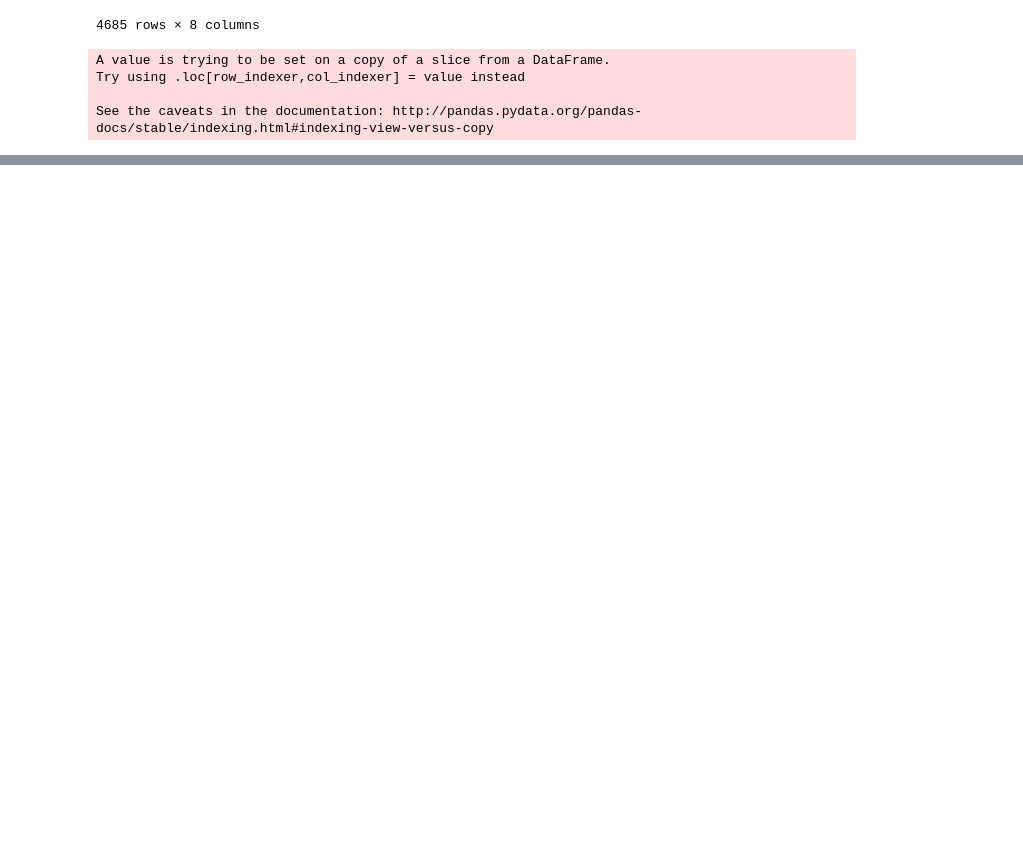
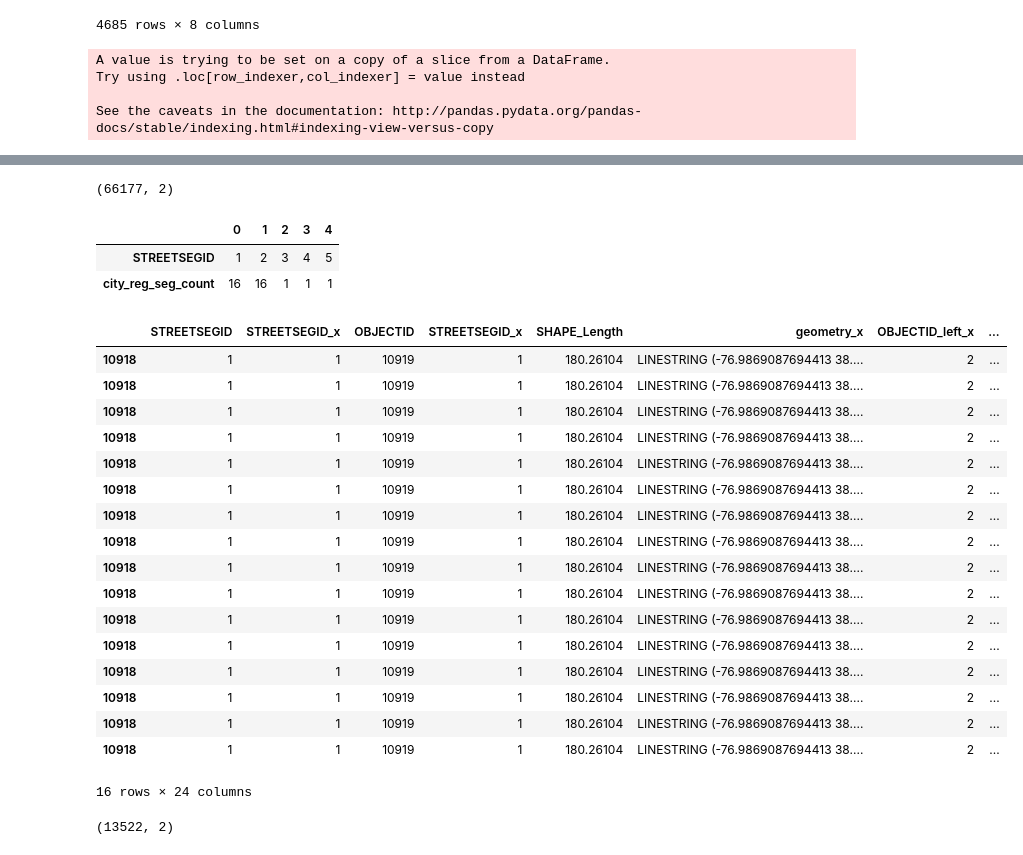
Before and after one commit to KiranJavkar/Cycling_Safety, a Jupyter notebook: python/Cycling_Safety_Visualization_using_mapbox-leaflet.ipynb, the cells around one changed output, grey strips where cells are left out. Saved outputs shown, nothing was run; the diff lists cells and outputs as text; code cells hidden in the pictures; blank space fills up the shorter version.

```diff
--- a/python/Cycling_Safety_Visualization_using_mapbox-leaflet.ipynb
+++ b/python/Cycling_Safety_Visualization_using_mapbox-leaflet.ipynb
@@ -319,0 +337,13 @@ See the caveats in the documentation: http://pandas.pydata.org/pandas-docs/stabl
+# %%
+city_req_pts = gp.read_file("../Cityworks_Service_Requests_filtered.geojson")
+# %%
+dc_seg_buffer_gp = dc_segments[['OBJECTID','STREETSEGID','geometry']].copy()
+dc_seg_buffer_gp.geometry = dc_seg_buffer_gp.buffer(0.0001)
+city_req_buffer_gp = city_req_pts[['OBJECTID','LONGITUDE','LATITUDE','geometry','INITIATEDDATE','ADDRESS']].copy()
+city_req_buffer_gp.geometry = city_req_buffer_gp.buffer(0.0001)
+joined = sjoin(city_req_buffer_gp, dc_seg_buffer_gp, how='left', op='intersects')
+#gb = joined.reset_index().groupby('OBJECTID_LEFT').count()
+
+#print(gb[gb.OBJECTID_right==0].shape[0], ' points spatially match no segment')
+#print(gb[gb.OBJECTID_right==1].shape[0], ' points spatially match 1 segment')
+#print(gb[gb.OBJECTID_right>1].shape[0], ' points spatially match multiple segments')
@@ -319,0 +390,3 @@ See the caveats in the documentation: http://pandas.pydata.org/pandas-docs/stabl
+# %%
+dc_segs_statistic = dc_segments[['OBJECTID','STREETSEGID','SHAPE_Length','geometry']]
+dc_segs_statistic = dc_segs_statistic.merge(joined, left_on = 'STREETSEGID', right_index=True, how='left')
@@ -319,0 +438,2 @@ See the caveats in the documentation: http://pandas.pydata.org/pandas-docs/stabl
+# %%
+dc_segs_statistic = dc_segs_statistic.merge(joined, left_on = 'STREETSEGID', right_index=True, how='left')
@@ -319,0 +487,4 @@ See the caveats in the documentation: http://pandas.pydata.org/pandas-docs/stabl
+# %%
+dc_city_req_stats.shape
+# %% [output]
+(66177, 2)
@@ -319,0 +494,31 @@ See the caveats in the documentation: http://pandas.pydata.org/pandas-docs/stabl
+# %%
+city_req_seg_counts.head().T
+# %% [output]
+|  | 0 | 1 | 2 | 3 | 4 |
+| STREETSEGID | 1 | 2 | 3 | 4 | 5 |
+| city_reg_seg_count | 16 | 16 | 1 | 1 | 1 |
+# %%
+dc_segs_statistic[dc_segs_statistic.STREETSEGID==1]
+# %% [output]
+|  | STREETSEGID | STREETSEGID_x | OBJECTID | STREETSEGID_x | SHAPE_Length | geometry_x | OBJECTID_left_x | ... |
+| 10918 | 1 | 1 | 10919 | 1 | 180.26104 | LINESTRING (-76.9869087694413 38.... | 2 | ... |
+| 10918 | 1 | 1 | 10919 | 1 | 180.26104 | LINESTRING (-76.9869087694413 38.... | 2 | ... |
+| 10918 | 1 | 1 | 10919 | 1 | 180.26104 | LINESTRING (-76.9869087694413 38.... | 2 | ... |
+| 10918 | 1 | 1 | 10919 | 1 | 180.26104 | LINESTRING (-76.9869087694413 38.... | 2 | ... |
+| 10918 | 1 | 1 | 10919 | 1 | 180.26104 | LINESTRING (-76.9869087694413 38.... | 2 | ... |
+| 10918 | 1 | 1 | 10919 | 1 | 180.26104 | LINESTRING (-76.9869087694413 38.... | 2 | ... |
+| 10918 | 1 | 1 | 10919 | 1 | 180.26104 | LINESTRING (-76.9869087694413 38.... | 2 | ... |
+| 10918 | 1 | 1 | 10919 | 1 | 180.26104 | LINESTRING (-76.9869087694413 38.... | 2 | ... |
+| 10918 | 1 | 1 | 10919 | 1 | 180.26104 | LINESTRING (-76.9869087694413 38.... | 2 | ... |
+| 10918 | 1 | 1 | 10919 | 1 | 180.26104 | LINESTRING (-76.9869087694413 38.... | 2 | ... |
+| 10918 | 1 | 1 | 10919 | 1 | 180.26104 | LINESTRING (-76.9869087694413 38.... | 2 | ... |
+| 10918 | 1 | 1 | 10919 | 1 | 180.26104 | LINESTRING (-76.9869087694413 38.... | 2 | ... |
+| 10918 | 1 | 1 | 10919 | 1 | 180.26104 | LINESTRING (-76.9869087694413 38.... | 2 | ... |
+| 10918 | 1 | 1 | 10919 | 1 | 180.26104 | LINESTRING (-76.9869087694413 38.... | 2 | ... |
+| 10918 | 1 | 1 | 10919 | 1 | 180.26104 | LINESTRING (-76.9869087694413 38.... | 2 | ... |
+| 10918 | 1 | 1 | 10919 | 1 | 180.26104 | LINESTRING (-76.9869087694413 38.... | 2 | ... |
+16 rows × 24 columns
+# %%
+city_req_seg_counts.shape
+# %% [output]
+(13522, 2)
```
Also changed, not shown: parts of 33 cells of this notebook.
